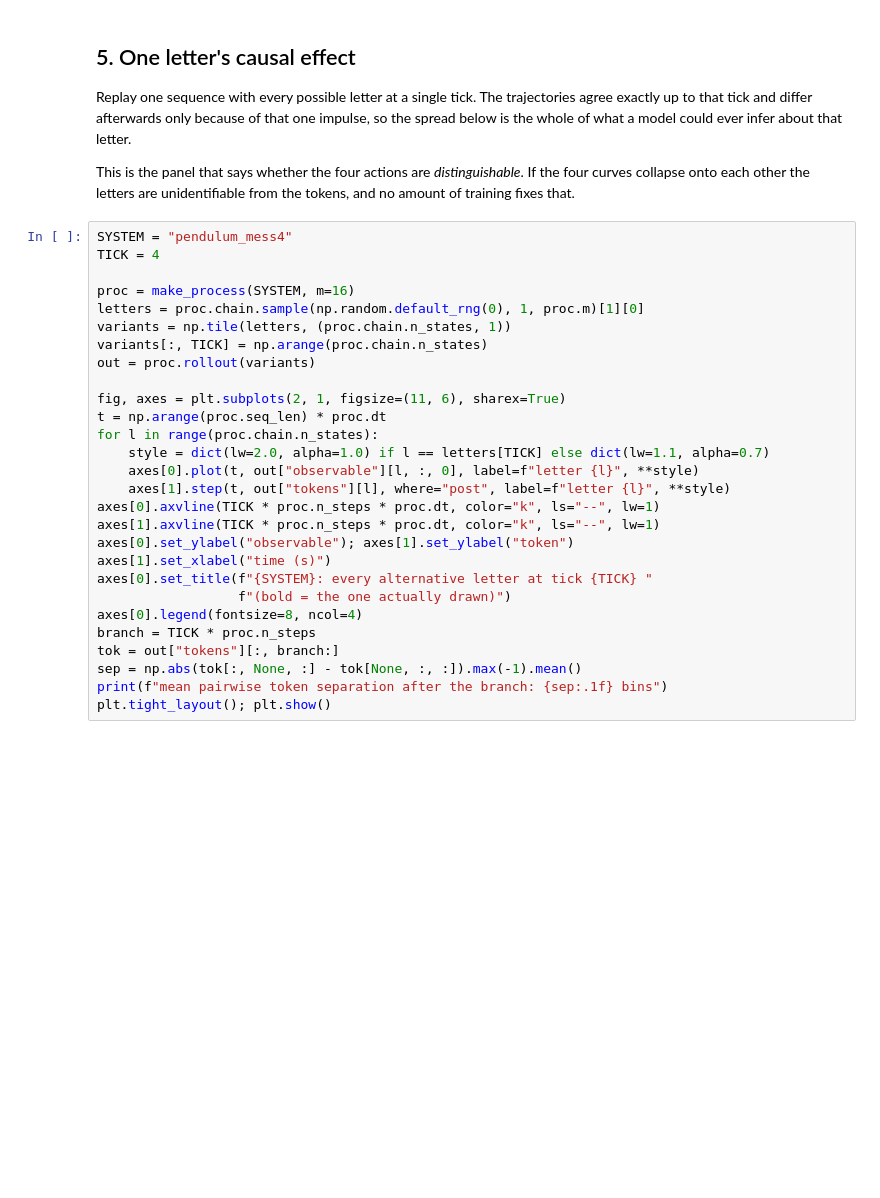
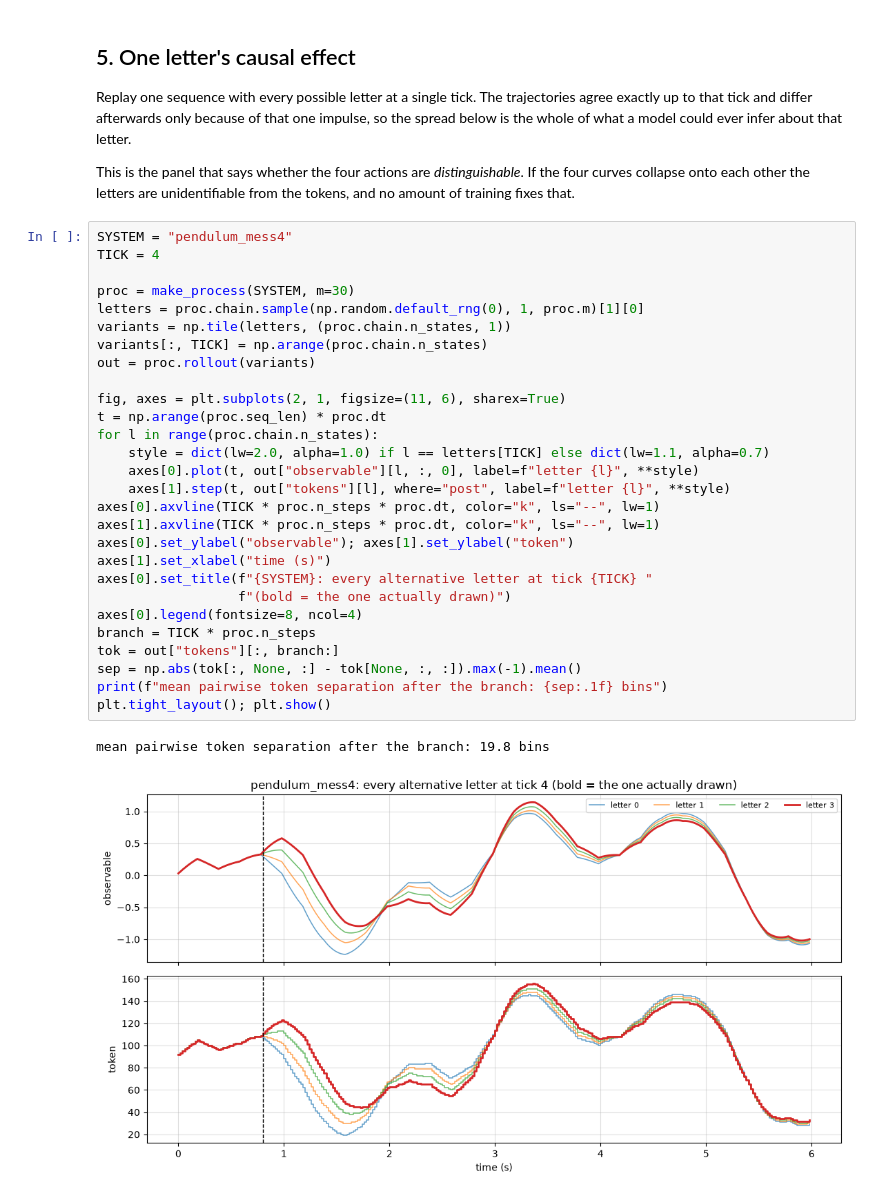
Before and after one commit to ManjotSingh08x/Belief-in-physics, a Jupyter notebook: notebooks/explorer.ipynb, the cells around one changed output. Drawn from its saved outputs; the diff is of its cells as text; blank space fills up the shorter version.

Commit message:
added visualization features

```diff
--- a/notebooks/explorer.ipynb
+++ b/notebooks/explorer.ipynb
@@ -132,28 +147,31 @@ and no amount of training fixes that.
 # %%
 SYSTEM = "pendulum_mess4"
 TICK = 4
 
-proc = make_process(SYSTEM, m=16)
+proc = make_process(SYSTEM, m=30)
 letters = proc.chain.sample(np.random.default_rng(0), 1, proc.m)[1][0]
 variants = np.tile(letters, (proc.chain.n_states, 1))
 variants[:, TICK] = np.arange(proc.chain.n_states)
 out = proc.rollout(variants)
 
 fig, axes = plt.subplots(2, 1, figsize=(11, 6), sharex=True)
 t = np.arange(proc.seq_len) * proc.dt
 for l in range(proc.chain.n_states):
     style = dict(lw=2.0, alpha=1.0) if l == letters[TICK] else dict(lw=1.1, alpha=0.7)
     axes[0].plot(t, out["observable"][l, :, 0], label=f"letter {l}", **style)
     axes[1].step(t, out["tokens"][l], where="post", label=f"letter {l}", **style)
 axes[0].axvline(TICK * proc.n_steps * proc.dt, color="k", ls="--", lw=1)
 axes[1].axvline(TICK * proc.n_steps * proc.dt, color="k", ls="--", lw=1)
 axes[0].set_ylabel("observable"); axes[1].set_ylabel("token")
 axes[1].set_xlabel("time (s)")
 axes[0].set_title(f"{SYSTEM}: every alternative letter at tick {TICK} "
                   f"(bold = the one actually drawn)")
 axes[0].legend(fontsize=8, ncol=4)
 branch = TICK * proc.n_steps
 tok = out["tokens"][:, branch:]
 sep = np.abs(tok[:, None, :] - tok[None, :, :]).max(-1).mean()
 print(f"mean pairwise token separation after the branch: {sep:.1f} bins")
 plt.tight_layout(); plt.show()
+# %% [output]
+mean pairwise token separation after the branch: 19.8 bins
+[figure, added]
```
Also changed, not shown: parts of 7 cells of this notebook, 2 other files.
